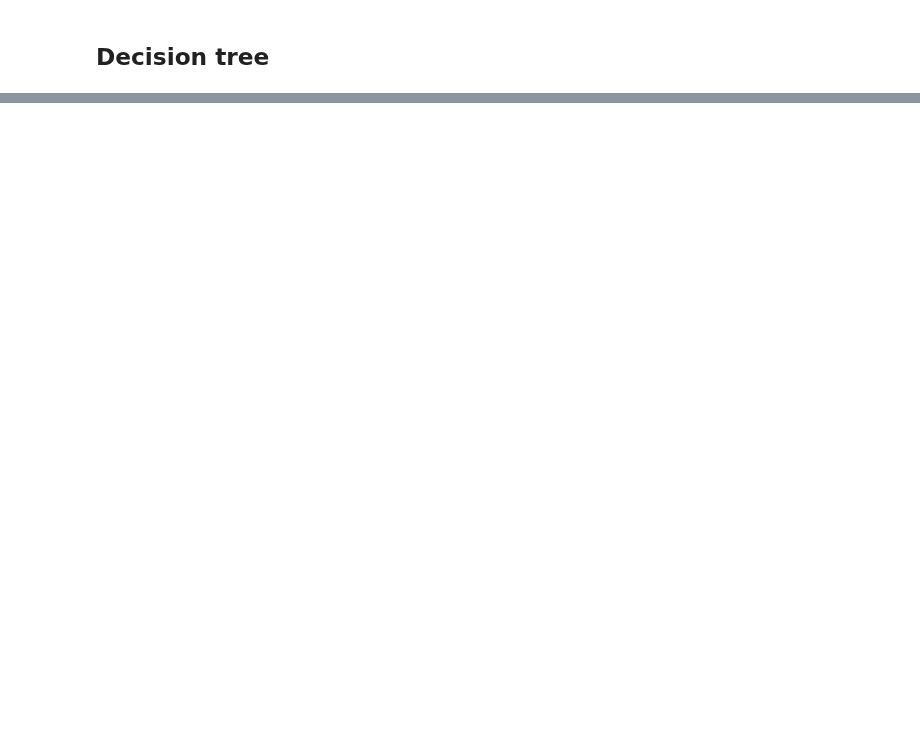
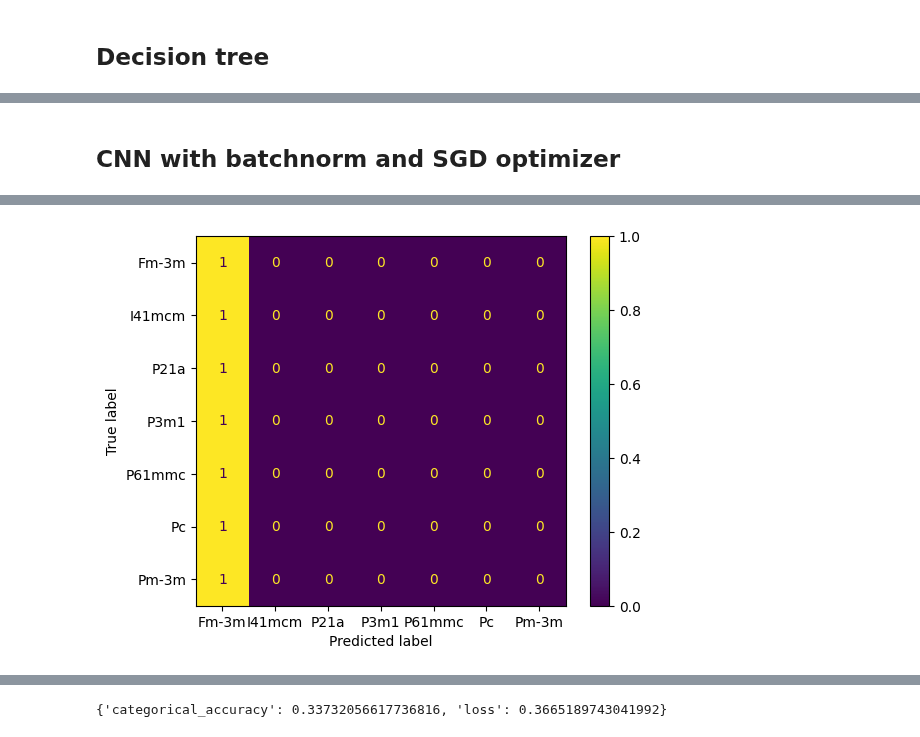
Before and after one commit to Stulejarz/DLP_autoXRD, a Jupyter notebook: model_evaluation.ipynb, the cells around one changed output, grey strips where cells are left out. Saved outputs shown, nothing was run; the diff lists cells and outputs as text; code cells hidden in the pictures; blank space fills up the shorter version.

Commit message:
model experiments

```diff
--- a/model_evaluation.ipynb
+++ b/model_evaluation.ipynb
@@ -223,3 +225,38 @@ def batchnorm_model(train_dim, train_y_hot, test_x, test_y):
+# %%
+
+# Define network structure
+def batchnorm_model_sgd(train_dim, train_y_hot, test_x, test_y):
+    # Clear weights and networks state
+    K.backend.clear_session()
+
+    # Network Parameters
+    BATCH_SIZE=128
+    n_input = 1200 # MNIST data input (img shape: 28*28)
+    n_classes = 7 # MNIST total classes (0-9 digits)
+    filter_size = 2
+    kernel_size = 10
+
+    model = Sequential()
+
+    model.add(K.layers.Conv1D(32, 8,strides=8, padding='same',input_shape=(1200,1), activation='relu'))
+    model.add(K.layers.BatchNormalization())
+    model.add(K.layers.Conv1D(32, 5,strides=5, padding='same', activation='relu'))
+    # model.add(K.layers.BatchNormalization())
+    model.add(K.layers.Conv1D(32, 3,strides=3, padding='same', activation='relu'))
+    # model.add(K.layers.BatchNormalization())
+    model.add(GlobalAveragePooling1D())
+    model.add(K.layers.Dense(n_classes, activation='softmax'))
+
+    #Define optimizer
+    optimizer = K.optimizers.SGD(learning_rate = 0.01)
+
+    # Compile model
+    model.compile(loss='binary_crossentropy',
+                    optimizer=optimizer,
+                    metrics=['categorical_accuracy'])
+    hist = model.fit(train_dim, train_y_hot, batch_size=BATCH_SIZE, epochs=100,
+                        verbose=1, validation_data=(test_x, test_y))
+    return model, hist
 # %% [markdown]
 # Decision tree
 # %%
@@ -320,0 +356,2 @@ Epoch 100/100
+# %%
+sgd_cnn, _ = batchnorm_model_sgd(train_dim, train_y_hot, test_x, test_y)
@@ -366 +422,7 @@ print(f"Accuracy: {accuracy}")
 Accuracy: 0.916267942583732
+# %% [markdown]
+## CNN with batchnorm and SGD optimizer
+# %%
+conf_matrix(sgd_cnn[0])
+sgd_cnn[0].evaluate(test_x, test_y, return_dict = True)
+# %% [output]
@@ -366,0 +430 @@ Accuracy: 0.916267942583732
+[figure, added]
@@ -366,0 +432 @@ Accuracy: 0.916267942583732
+{'categorical_accuracy': 0.33732056617736816, 'loss': 0.3665189743041992}
```
Also changed, not shown: parts of 10 cells of this notebook.
